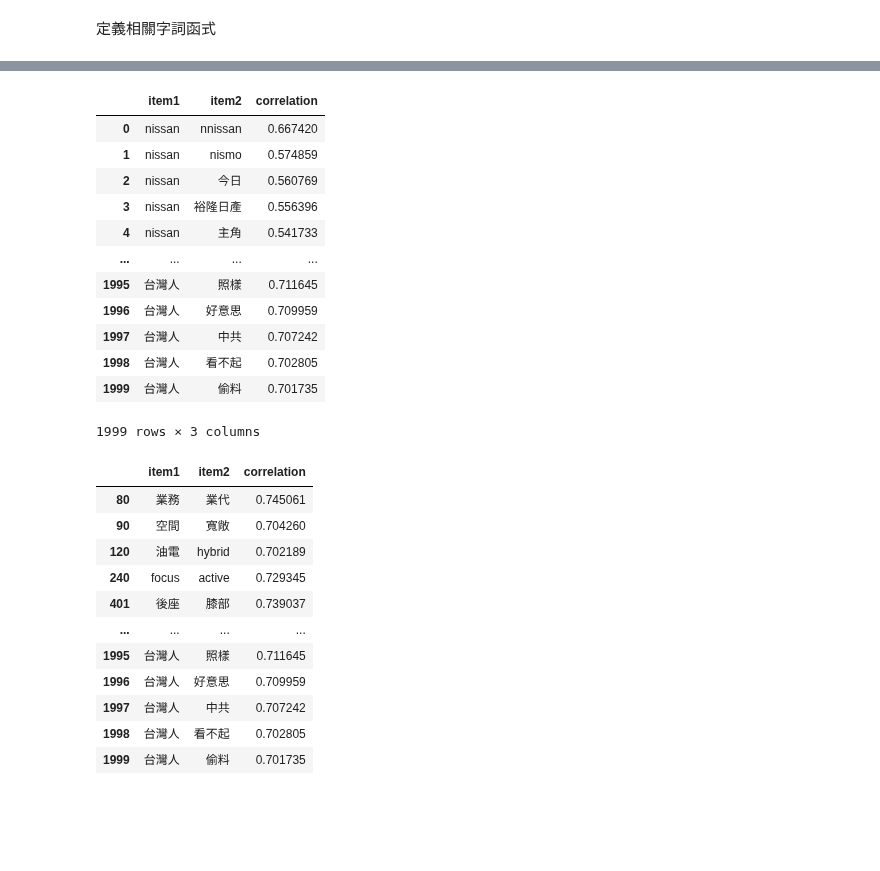
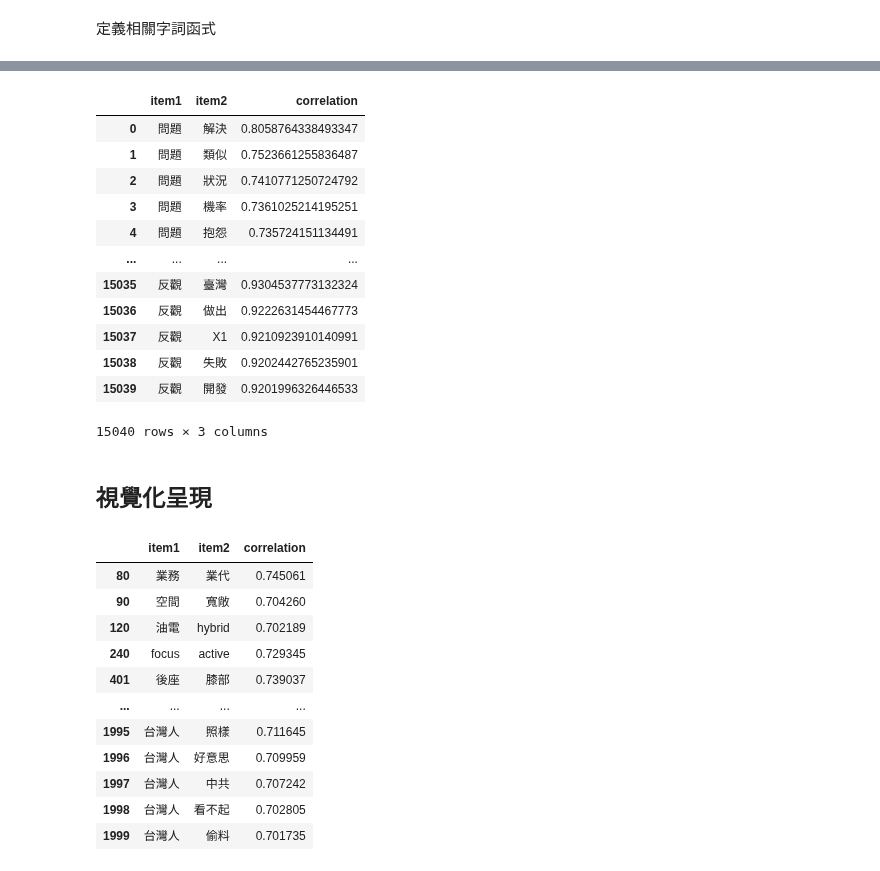
Before and after one commit to karlynLi/public-opinion-analysis, a Jupyter notebook: word2vec.ipynb, the cells around one changed output, grey strips where cells are left out. Drawn from its saved outputs; the diff is of its cells as text; code cells hidden in the pictures; blank space fills up the shorter version.

```diff
--- a/word2vec.ipynb
+++ b/word2vec.ipynb
@@ -117,5 +117,5 @@ for index, row in count_df.iterrows():
         continue
     for item in topn:
         tmp = {'item1': row['word'], 'item2': item[0], 'correlation': str(item[1])}
-        df_most_correlation = df_most_correlation.append(tmp, ignore_index = True)
+        df_most_correlation = pd.concat([df_most_correlation, pd.DataFrame([tmp])], ignore_index=True)
 # %% [output]
@@ -123,19 +139,16 @@ AttributeError: 'DataFrame' object has no attribute 'append'
-# %%
-data = df.copy()
-data = data[~data.item1.isna()]
-data = data[~data.item2.isna()]
-data
-# %% [output]
-|  | item1 | item2 | correlation |
-| 0 | nissan | nnissan | 0.667420 |
-| 1 | nissan | nismo | 0.574859 |
-| 2 | nissan | 今日 | 0.560769 |
-| 3 | nissan | 裕隆日產 | 0.556396 |
-| 4 | nissan | 主角 | 0.541733 |
-| ... | ... | ... | ... |
-| 1995 | 台灣人 | 照樣 | 0.711645 |
-| 1996 | 台灣人 | 好意思 | 0.709959 |
-| 1997 | 台灣人 | 中共 | 0.707242 |
-| 1998 | 台灣人 | 看不起 | 0.702805 |
-| 1999 | 台灣人 | 偷料 | 0.701735 |
-1999 rows × 3 columns
+# %%
+df_most_correlation
+# %% [output]
+|  | item1 | item2 | correlation |
+| 0 | 問題 | 解決 | 0.8058764338493347 |
+| 1 | 問題 | 類似 | 0.7523661255836487 |
+| 2 | 問題 | 狀況 | 0.7410771250724792 |
+| 3 | 問題 | 機率 | 0.7361025214195251 |
+| 4 | 問題 | 抱怨 | 0.735724151134491 |
+| ... | ... | ... | ... |
+| 15035 | 反觀 | 臺灣 | 0.9304537773132324 |
+| 15036 | 反觀 | 做出 | 0.9222631454467773 |
+| 15037 | 反觀 | X1 | 0.9210923910140991 |
+| 15038 | 反觀 | 失敗 | 0.9202442765235901 |
+| 15039 | 反觀 | 開發 | 0.9201996326446533 |
+15040 rows × 3 columns
@@ -141,0 +157,2 @@ data
+# %% [markdown]
+## 視覺化呈現
```
Also changed, not shown: parts of 7 cells of this notebook.
